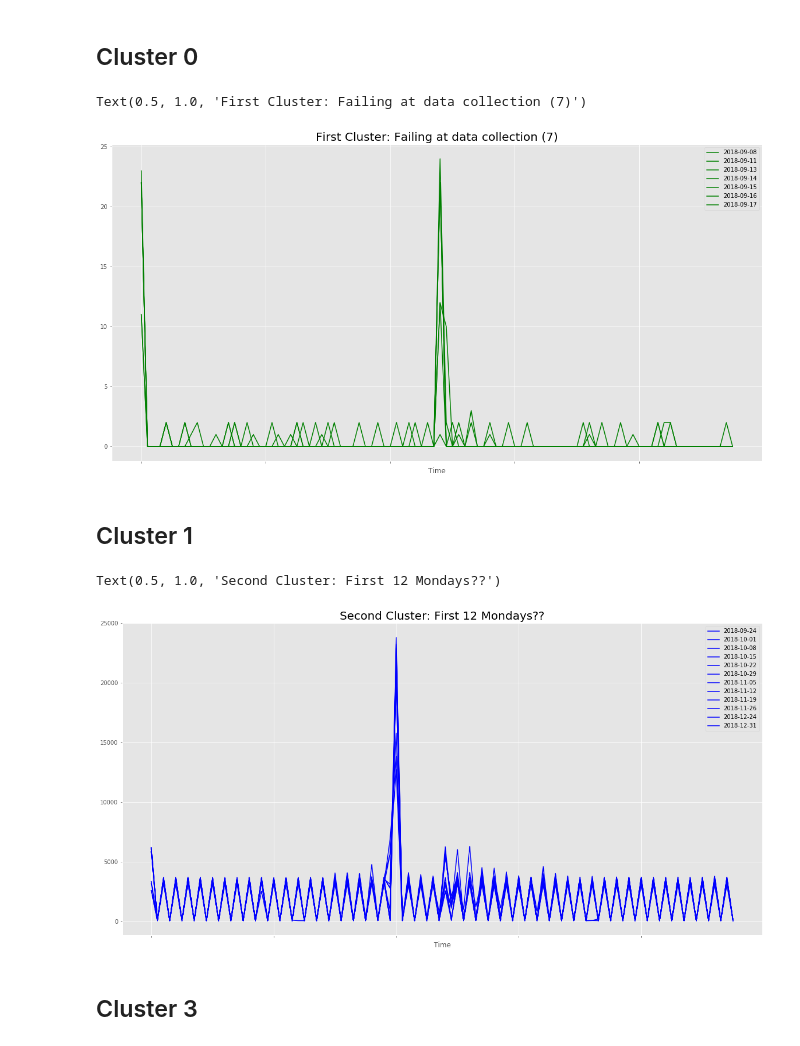
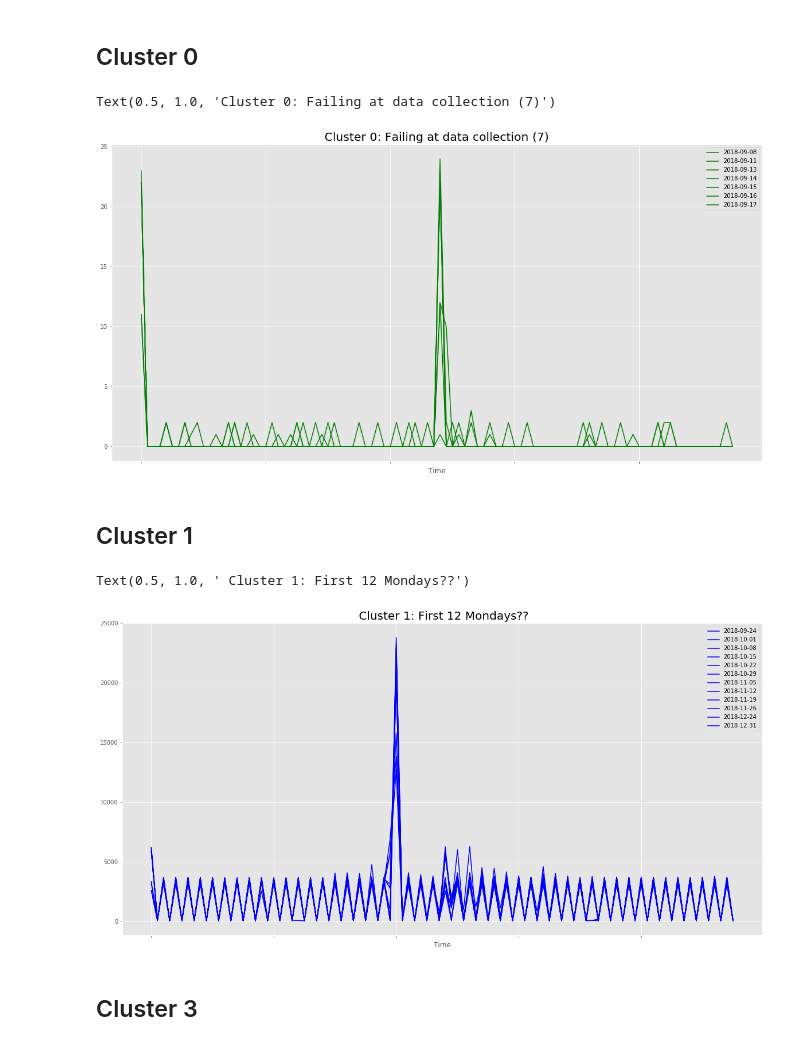
Before and after one commit to ayushmaskey/log_analysis, a Jupyter notebook: app/jupyter/DBSCAN_and_SNMP.ipynb, the cells around one changed output. Saved outputs shown, nothing was run; the diff lists cells and outputs as text; code cells hidden in the pictures.

```diff
--- a/app/jupyter/DBSCAN_and_SNMP.ipynb
+++ b/app/jupyter/DBSCAN_and_SNMP.ipynb
@@ -81,23 +111,23 @@ Text(0.5, 1.0, 'snmp traffic with epsilon 10000 and min points 3\ntotal data poi
 # %%
 cluster0 = df_dateIndex[model.labels_ == 0].T
 
-title0 = 'First Cluster: Failing at data collection (' + str(len(cluster0.columns)) + ')'
+title0 = 'Cluster 0: Failing at data collection (' + str(len(cluster0.columns)) + ')'
 cluster0.plot( figsize = (20,10), color = 'g')
 plt.title(title0, fontsize=20)
 # %% [output]
-Text(0.5, 1.0, 'First Cluster: Failing at data collection (7)')
+Text(0.5, 1.0, 'Cluster 0: Failing at data collection (7)')
-[figure, old version]
+[figure, new version]
 # %% [markdown]
 ## Cluster 1
 # %%
 cluster2 = df_dateIndex[model.labels_ == 2].T
-title2 = 'Second Cluster: First ' + str(len(cluster2.columns)) + ' Mondays??'
+title2 = ' Cluster 1: First ' + str(len(cluster2.columns)) + ' Mondays??'
 
 cluster2.plot(figsize = (20,10), color = 'b')
 plt.title(title2, fontsize = 20)
 # %% [output]
-Text(0.5, 1.0, 'Second Cluster: First 12 Mondays??')
+Text(0.5, 1.0, ' Cluster 1: First 12 Mondays??')
-[figure, old version]
+[figure, new version]
 # %% [markdown]
 ## Cluster 3
 # %%
```
Also changed, not shown: parts of 14 cells of this notebook, 3 other files.
